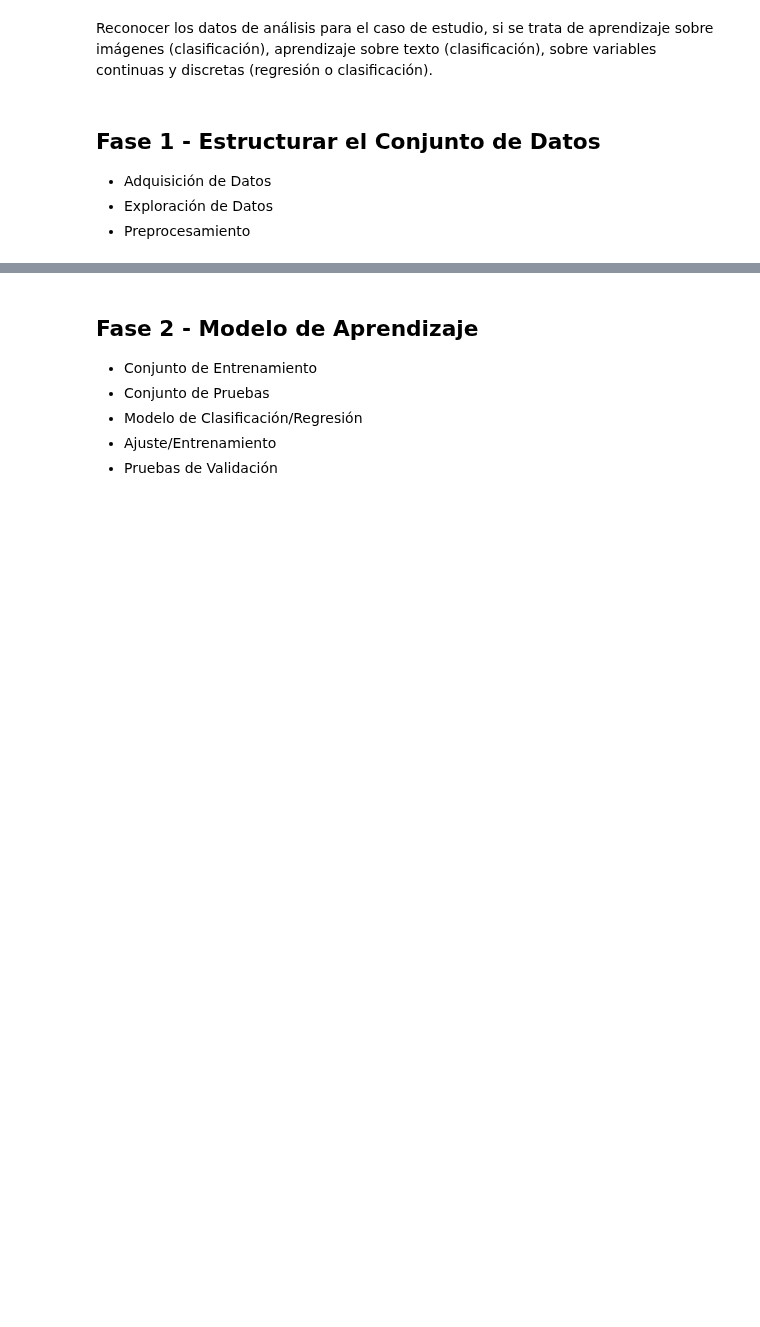
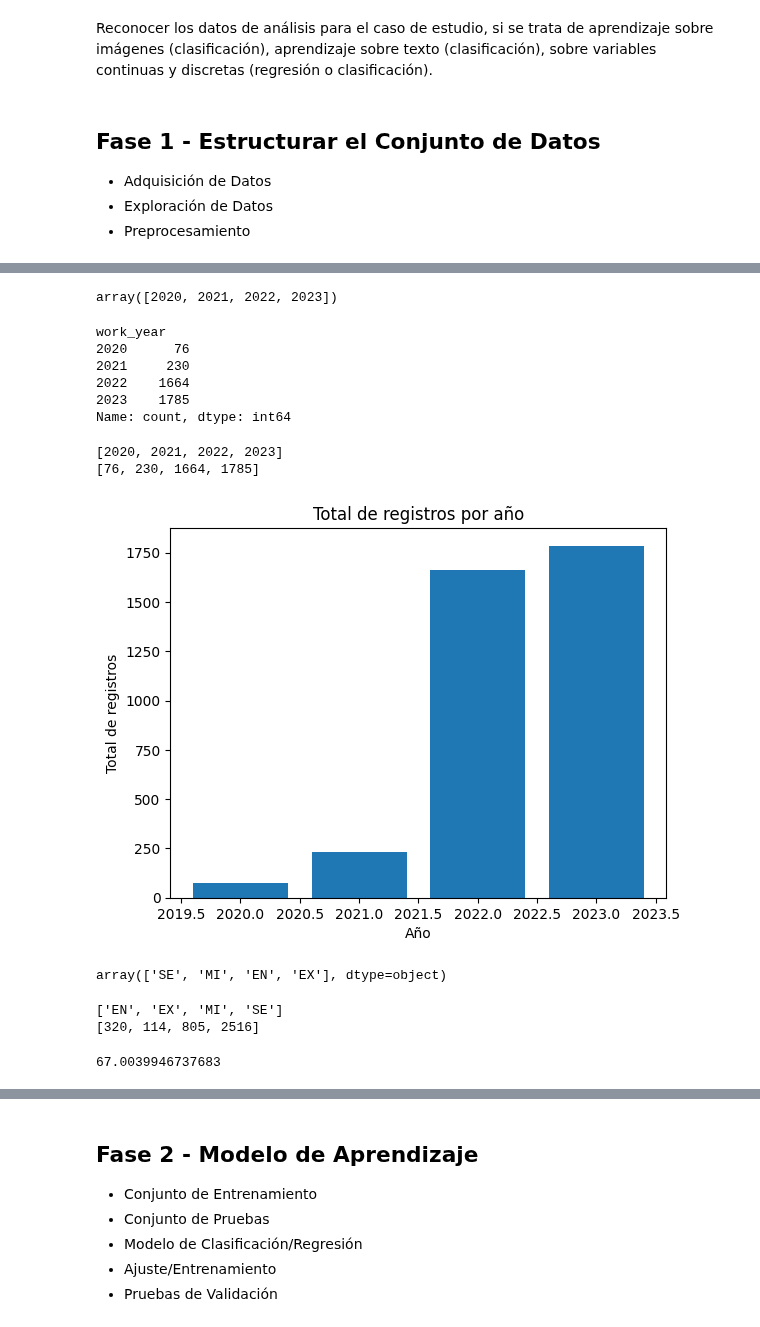
Before and after one commit to Ramssesdlsm/Machine-Learning-CIC, a Jupyter notebook: Libretas/P206.ipynb, the cells around one changed output, grey strips where cells are left out. Saved outputs shown, nothing was run; the diff lists cells and outputs as text; code cells hidden in the pictures; blank space fills up the shorter version.

```diff
--- a/Libretas/P206.ipynb
+++ b/Libretas/P206.ipynb
@@ -21,3 +21,66 @@ data.sample(5)
 | 1726 | 2023 | SE | FT | Data Engineer | 65000 | EUR | 69751 | ... |
 | 995 | 2023 | SE | FT | Machine Learning Engineer | 204500 | USD | 204500 | ... |
 | 3172 | 2022 | SE | FT | Data Engineer | 175000 | USD | 175000 | ... |
+# %%
+data["work_year"].sort_values().unique()
+# %% [output]
+array([2020, 2021, 2022, 2023])
+# %%
+data["count"] = 1
+
+data.groupby("work_year").count()["count"]
+# %% [output]
+work_year
+2020      76
+2021     230
+2022    1664
+2023    1785
+Name: count, dtype: int64
+# %%
+data["count"] = 1
+
+counts = data.groupby("work_year").count()["count"]
+
+years = list(counts.index)
+year_weights = list(counts.values)
+
+print(years)
+print(year_weights)
+# %% [output]
+[2020, 2021, 2022, 2023]
+[76, 230, 1664, 1785]
+# %%
+import matplotlib.pyplot as plt
+
+plt.bar(years, year_weights)
+
+plt.title("Total de registros por año")
+
+plt.xlabel("Año")
+
+plt.ylabel("Total de registros")
+
+plt.show()
+# %% [output]
+[figure, added]
+# %%
+data["experience_level"].unique()
+# %% [output]
+array(['SE', 'MI', 'EN', 'EX'], dtype=object)
+# %%
+data["count"] = 1
+
+counts = data.groupby("experience_level").count()["count"]
+
+exp_levels = list(counts.index)
+exp_level_weights = list(counts.values)
+
+print(exp_levels)
+print(exp_level_weights)
+# %% [output]
+['EN', 'EX', 'MI', 'SE']
+[320, 114, 805, 2516]
+# %%
+exp_level_weights[3] / sum(exp_level_weights) * 100
+# %% [output]
+67.0039946737683
```
Also changed, not shown: parts of 1 cell of this notebook, 2 other files.
